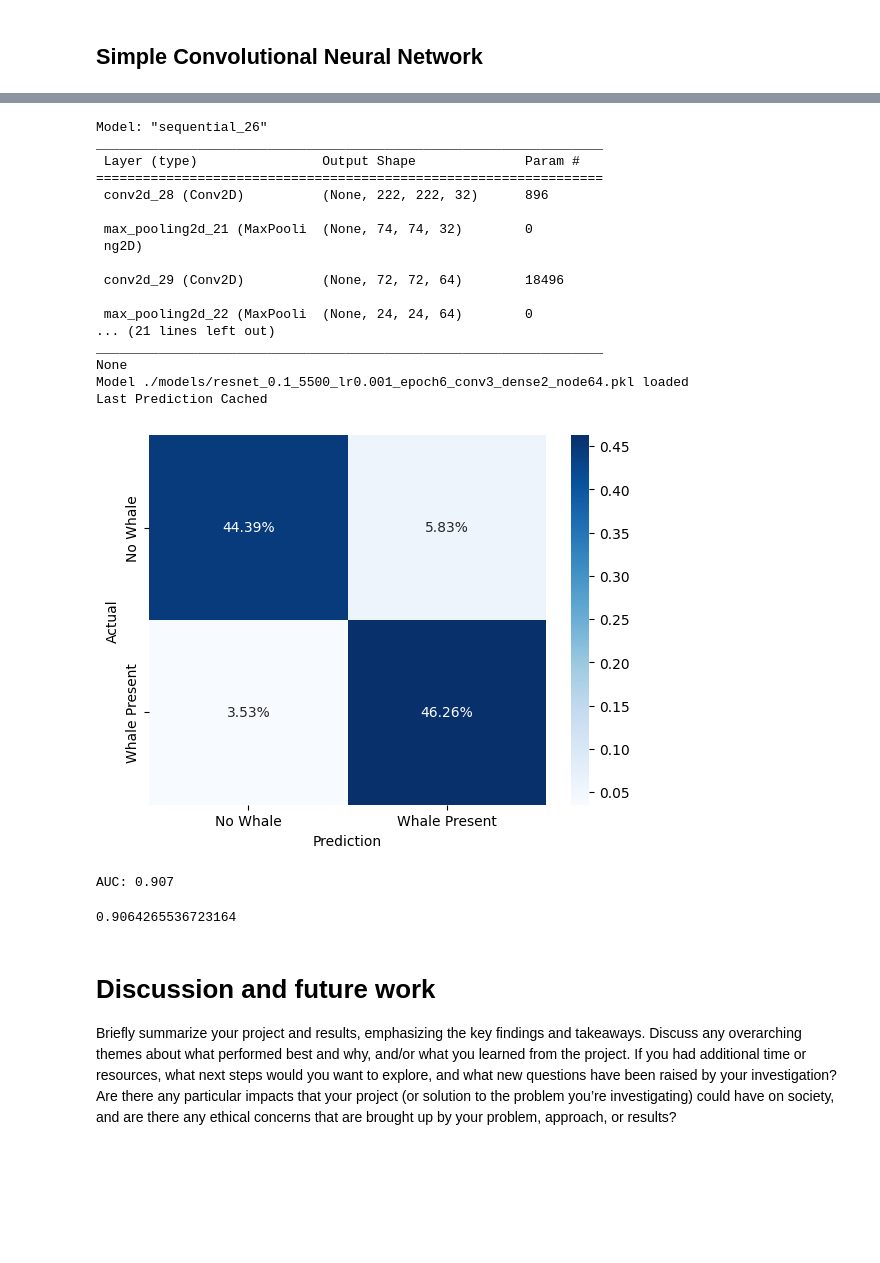
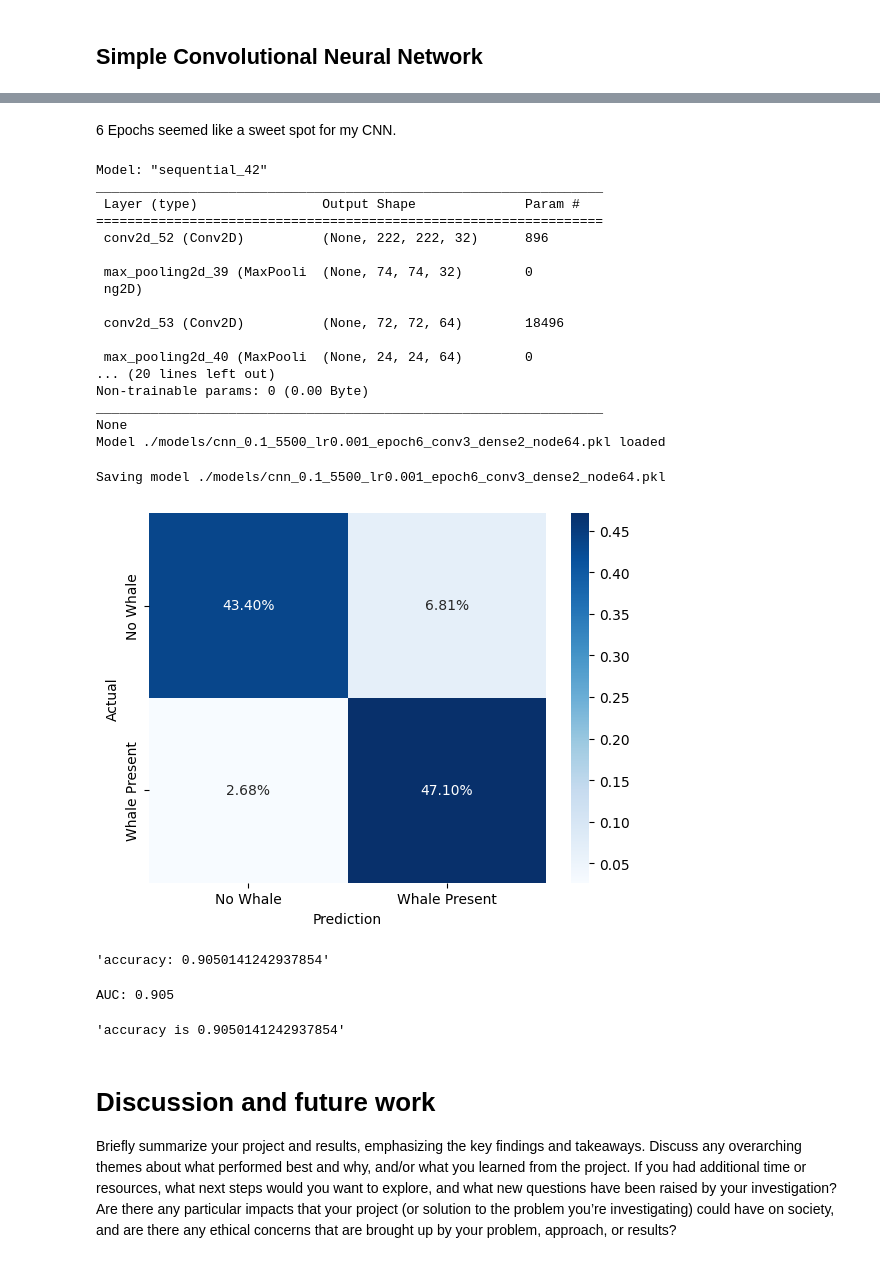
Before and after one commit to levshuster/whale-detection, a Jupyter notebook: final submission/main.ipynb, the cells around one changed output, grey strips where cells are left out. Saved outputs shown, nothing was run; the diff lists cells and outputs as text; code cells hidden in the pictures; blank space fills up the shorter version.

```diff
--- a/final submission/main.ipynb
+++ b/final submission/main.ipynb
@@ -612,0 +671,26 @@ Describe the experiments that you ran, including specifics about what you were t
+# %%
+
+dataset_name = '5500'
+folder = f'./dataset/random-{dataset_name}-0.8/'
+
+testing_set = keras.preprocessing.image_dataset_from_directory(
+	folder+'testing/',
+	image_size=(224, 224),
+	batch_size=32,
+)
+
+
+labels_1d, predictions_1d = ResNet(
+	learning_rate=0.001,
+	use_weights=False,
+	version='0.1',
+	dataset_name=dataset_name,
+	do_not_load=False
+).load(epochs=1).predict(testing_set)
+
+confusion_matrix_plot(labels_1d, predictions_1d, labels, normalize = True)
+confusion_matrix_plot(labels_1d, predictions_1d, labels, normalize = False)
+
+def get_accuracy(y_test, y_pred):
+	return np.sum(y_test == y_pred) / len(y_test)
+f"Accuracy: {get_accuracy(labels_1d, predictions_1d)}"
@@ -772,26 +887,31 @@ _ = sns.barplot(
+# %% [markdown]
+6 Epochs seemed like a sweet spot for my CNN.
 # %%
 labels_1d, predictions_1d = CNN(version='0.1', dataset_name=dataset_name,
 ).load(epochs=6).predict(testing_set)
 confusion_matrix_plot(labels_1d, predictions_1d, labels, normalize = True)
+f"accuracy: {get_accuracy(labels_1d, predictions_1d)}"
 # %% [output]
-Model: "sequential_26"
+Model: "sequential_42"
 _________________________________________________________________
  Layer (type)                Output Shape              Param #
 =================================================================
- conv2d_28 (Conv2D)          (None, 222, 222, 32)      896
+ conv2d_52 (Conv2D)          (None, 222, 222, 32)      896
 
- max_pooling2d_21 (MaxPooli  (None, 74, 74, 32)        0
+ max_pooling2d_39 (MaxPooli  (None, 74, 74, 32)        0
  ng2D)
 
- conv2d_29 (Conv2D)          (None, 72, 72, 64)        18496
+ conv2d_53 (Conv2D)          (None, 72, 72, 64)        18496
 
- max_pooling2d_22 (MaxPooli  (None, 24, 24, 64)        0
-... (21 lines left out)
+ max_pooling2d_40 (MaxPooli  (None, 24, 24, 64)        0
+... (20 lines left out)
+Non-trainable params: 0 (0.00 Byte)
 _________________________________________________________________
 None
-Model ./models/resnet_0.1_5500_lr0.001_epoch6_conv3_dense2_node64.pkl loaded
-Last Prediction Cached
+Model ./models/cnn_0.1_5500_lr0.001_epoch6_conv3_dense2_node64.pkl loaded
+Saving model ./models/cnn_0.1_5500_lr0.001_epoch6_conv3_dense2_node64.pkl
-[figure, old version]
+[figure, new version]
+'accuracy: 0.9050141242937854'
 # %%
 # from sklearn import metrics
 # y = labels_1d
@@ -803,8 +923,8 @@ from sklearn.metrics import roc_auc_score
 print('AUC: %.3f' % roc_auc_score(labels_1d, predictions_1d))
 f"accuracy is {get_accuracy( labels_1d, predictions_1d)}"
 # %% [output]
-AUC: 0.907
+AUC: 0.905
-0.9064265536723164
+'accuracy is 0.9050141242937854'
 # %% [markdown]
 # Discussion and future work
 Briefly summarize your project and results, emphasizing the key findings and takeaways. Discuss any overarching themes about what performed best and why, and/or what you learned from the project. If you had additional time or resources, what next steps would you want to explore, and what new questions have been raised by your investigation? Are there any particular impacts that your project (or solution to the problem you’re investigating) could have on society, and are there any ethical concerns that are brought up by your problem, approach, or results?
```
Also changed, not shown: parts of 33 cells of this notebook, 4 other files.
